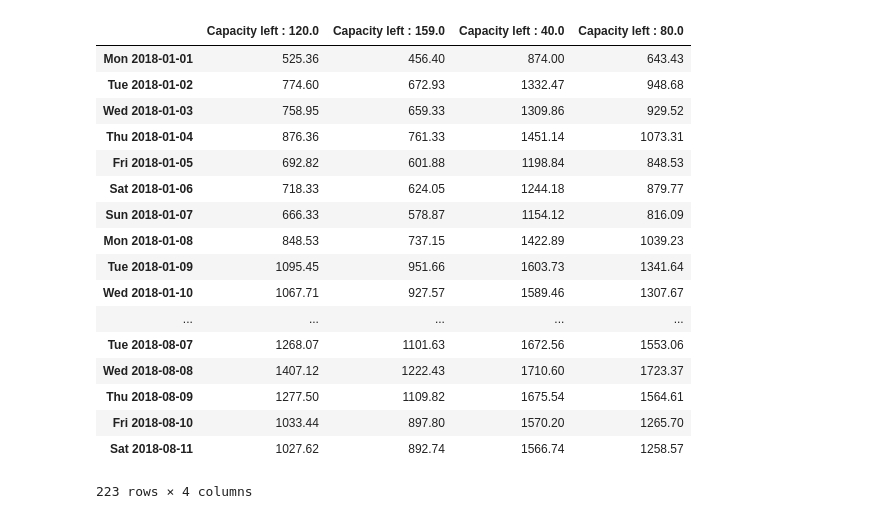
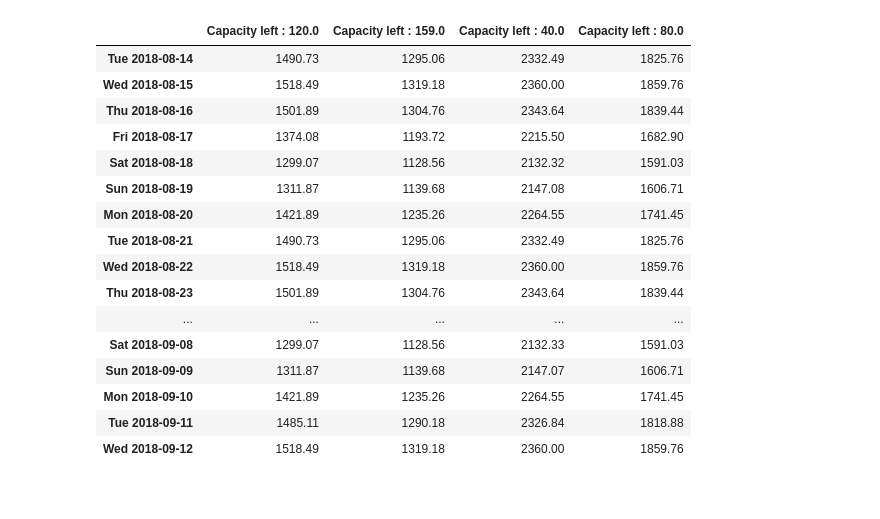
Before and after one commit to oscardaniel88/mcdatos_estancia, a Jupyter notebook: jupyter/Pricing.ipynb, the cells around one changed output. Drawn from its saved outputs; the diff is of its cells as text; code cells hidden in the pictures.

```diff
--- a/jupyter/Pricing.ipynb
+++ b/jupyter/Pricing.ipynb
@@ -24,7 +24,7 @@ from datetime import datetime
 from datetime import timedelta
 # %%
 # Cargamos los resultados de la regresion poisson para pronosticar ocupacion
-data = pd.read_csv("data/forecasted_demand.csv")
+data = pd.read_csv("data/arima_pred.csv")
 date_start = min(data.dia.values)
 date_end = max(data.dia.values)
 date_end=datetime.strptime(date_end, '%Y-%m-%d')
@@ -33,3 +33,4 @@ nb_days = (pd.to_datetime(date_end) - pd.to_datetime(date_start)).days
 forecasted_demand = data.cn_predic.values
 forecasted_demand=pd.DataFrame(forecasted_demand,index=pd.date_range(start=date_start,end=date_end,closed='left'),columns=['occupancy'])
 forecasted_demand.occupancy=data.cn_predic.values
+forecasted_demand
@@ -220,44 +239,43 @@ datelist = pd.date_range(start=date_start, end=date_end, closed='left').tolist()
 rate_df.index = [ x.date() for x in datelist]
 # %%
 # Generate a pretty table for display purposes.
-
+rate_df = rate_df*1.18
 rate_df_to_show = rate_df.copy()
 
 # Renaming the columns:
 rate_df_to_show = rate_df_to_show[np.sort(np.asarray(rate_df_to_show.columns))]
 rate_df_to_show.columns = ['Capacity left : {}'.format(x) for x in rate_df_to_show.columns]
 
 # Rounding the numbers:
 for col in rate_df_to_show.columns:
     rate_df_to_show[col] = rate_df_to_show[col].apply(lambda x: round(x,2))
 
 dow_map = { 6:'Sun', 0:'Mon', 1:'Tue', 2:'Wed', 3:'Thu', 4:'Fri', 5:'Sat'}
 rate_df_to_show['date'] = rate_df_to_show.index
 rate_df_to_show['dow'] = rate_df_to_show['date'].apply(lambda x: dow_map[x.weekday()])
 rate_df_to_show['date'] = rate_df_to_show.apply(lambda row: row['dow']+" "+str(row['date']),
                                                 axis=1)
 rate_df_to_show.index = rate_df_to_show['date'].values
 rate_df_to_show.drop(['date','dow'],axis=1,inplace=True)
 rate_df_to_show.head(300)
 # %% [output]
 |  | Capacity left : 120.0 | Capacity left : 159.0 | Capacity left : 40.0 | Capacity left : 80.0 |
-| Mon 2018-01-01 | 525.36 | 456.40 | 874.00 | 643.43 |
-| Tue 2018-01-02 | 774.60 | 672.93 | 1332.47 | 948.68 |
-| Wed 2018-01-03 | 758.95 | 659.33 | 1309.86 | 929.52 |
-| Thu 2018-01-04 | 876.36 | 761.33 | 1451.14 | 1073.31 |
-| Fri 2018-01-05 | 692.82 | 601.88 | 1198.84 | 848.53 |
-| Sat 2018-01-06 | 718.33 | 624.05 | 1244.18 | 879.77 |
-| Sun 2018-01-07 | 666.33 | 578.87 | 1154.12 | 816.09 |
-| Mon 2018-01-08 | 848.53 | 737.15 | 1422.89 | 1039.23 |
-| Tue 2018-01-09 | 1095.45 | 951.66 | 1603.73 | 1341.64 |
-| Wed 2018-01-10 | 1067.71 | 927.57 | 1589.46 | 1307.67 |
+| Tue 2018-08-14 | 1490.73 | 1295.06 | 2332.49 | 1825.76 |
+| Wed 2018-08-15 | 1518.49 | 1319.18 | 2360.00 | 1859.76 |
+| Thu 2018-08-16 | 1501.89 | 1304.76 | 2343.64 | 1839.44 |
+| Fri 2018-08-17 | 1374.08 | 1193.72 | 2215.50 | 1682.90 |
+| Sat 2018-08-18 | 1299.07 | 1128.56 | 2132.32 | 1591.03 |
+| Sun 2018-08-19 | 1311.87 | 1139.68 | 2147.08 | 1606.71 |
+| Mon 2018-08-20 | 1421.89 | 1235.26 | 2264.55 | 1741.45 |
+| Tue 2018-08-21 | 1490.73 | 1295.06 | 2332.49 | 1825.76 |
+| Wed 2018-08-22 | 1518.49 | 1319.18 | 2360.00 | 1859.76 |
+| Thu 2018-08-23 | 1501.89 | 1304.76 | 2343.64 | 1839.44 |
 | ... | ... | ... | ... | ... |
-| Tue 2018-08-07 | 1268.07 | 1101.63 | 1672.56 | 1553.06 |
-| Wed 2018-08-08 | 1407.12 | 1222.43 | 1710.60 | 1723.37 |
-| Thu 2018-08-09 | 1277.50 | 1109.82 | 1675.54 | 1564.61 |
-| Fri 2018-08-10 | 1033.44 | 897.80 | 1570.20 | 1265.70 |
-| Sat 2018-08-11 | 1027.62 | 892.74 | 1566.74 | 1258.57 |
+| Sat 2018-09-08 | 1299.07 | 1128.56 | 2132.33 | 1591.03 |
+| Sun 2018-09-09 | 1311.87 | 1139.68 | 2147.07 | 1606.71 |
+| Mon 2018-09-10 | 1421.89 | 1235.26 | 2264.55 | 1741.45 |
+| Tue 2018-09-11 | 1485.11 | 1290.18 | 2326.84 | 1818.88 |
+| Wed 2018-09-12 | 1518.49 | 1319.18 | 2360.00 | 1859.76 |
-223 rows × 4 columns
 # %%
 # Plotting the room rate time series.
 # Let's focus on a single week cycle.
```
Also changed, not shown: parts of 5 cells of this notebook, 24 other files.
